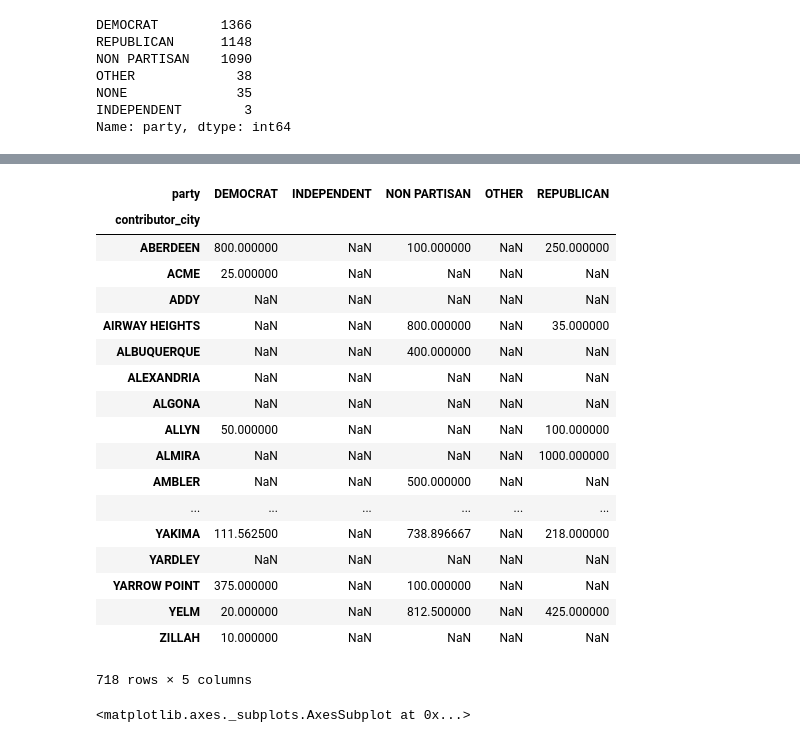
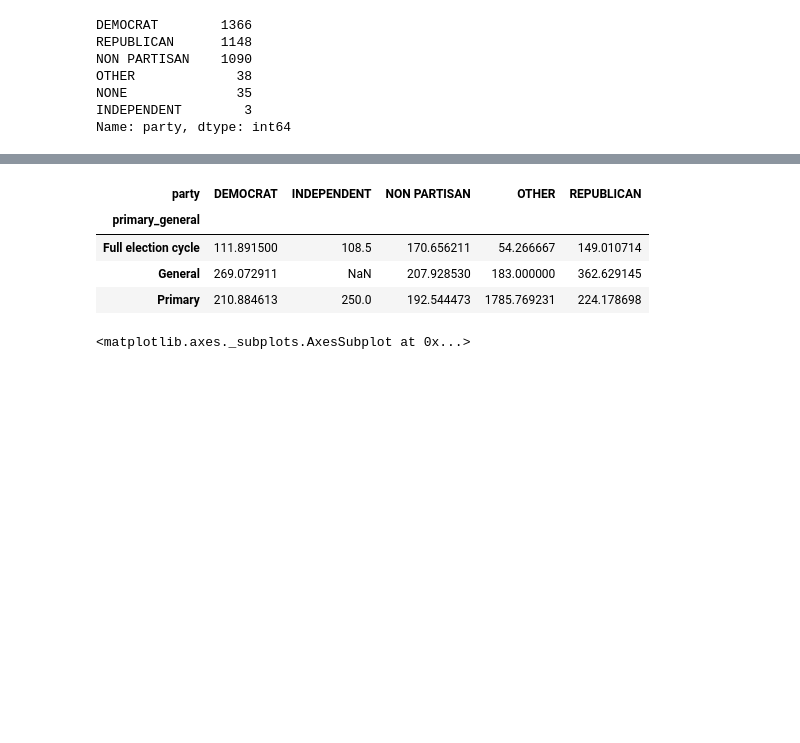
Before and after one commit to maomaohenmao/Project, a Jupyter notebook: DataExploration1.ipynb, the cells around one changed output, grey strips where cells are left out. Saved outputs shown, nothing was run; the diff lists cells and outputs as text; code cells hidden in the pictures; blank space fills up the shorter version.

```diff
--- a/DataExploration1.ipynb
+++ b/DataExploration1.ipynb
@@ -104,2 +37,8 @@ dtype('O')
 # %%
 donor['party']= donor['party'].astype('category')
+# %%
+donor['primary_general']=donor['primary_general'].astype('category')
+# %%
+donor['type']= donor['type'].astype('category')
+# %%
+donorsmall= donor[['contributor_state','contributor_zip','amount','contributor_city','party','type','primary_general']]
@@ -133,6 +161,6 @@ plt.show()
 # %%
 byeCategories=['NONE']
-donorDRI=donor[~donor.party.isin(byeCategories)].copy()
+donorDRI=donorsmall[~donorsmall.party.isin(byeCategories)].copy()
 # %%
 donorDRI.head()
 # %% [output]
@@ -146,25 +173,11 @@ donorDRI.head()
 # %%
-pd.pivot_table(donorDRI, values='amount',index='contributor_city',columns='party', aggfunc='mean')
+pd.pivot_table(donorDRI, values='amount',index='primary_general',columns='party', aggfunc='mean')
 # %% [output]
 | party | DEMOCRAT | INDEPENDENT | NON PARTISAN | OTHER | REPUBLICAN |
-| contributor_city |  |  |  |  |  |
-| ABERDEEN | 800.000000 | NaN | 100.000000 | NaN | 250.000000 |
-| ACME | 25.000000 | NaN | NaN | NaN | NaN |
-| ADDY | NaN | NaN | NaN | NaN | NaN |
-| AIRWAY HEIGHTS | NaN | NaN | 800.000000 | NaN | 35.000000 |
-| ALBUQUERQUE | NaN | NaN | 400.000000 | NaN | NaN |
-| ALEXANDRIA | NaN | NaN | NaN | NaN | NaN |
-| ALGONA | NaN | NaN | NaN | NaN | NaN |
-| ALLYN | 50.000000 | NaN | NaN | NaN | 100.000000 |
-| ALMIRA | NaN | NaN | NaN | NaN | 1000.000000 |
-| AMBLER | NaN | NaN | 500.000000 | NaN | NaN |
-| ... | ... | ... | ... | ... | ... |
-| YAKIMA | 111.562500 | NaN | 738.896667 | NaN | 218.000000 |
-| YARDLEY | NaN | NaN | NaN | NaN | NaN |
-| YARROW POINT | 375.000000 | NaN | 100.000000 | NaN | NaN |
-| YELM | 20.000000 | NaN | 812.500000 | NaN | 425.000000 |
-| ZILLAH | 10.000000 | NaN | NaN | NaN | NaN |
+| primary_general |  |  |  |  |  |
+| Full election cycle | 111.891500 | 108.5 | 170.656211 | 54.266667 | 149.010714 |
+| General | 269.072911 | NaN | 207.928530 | 183.000000 | 362.629145 |
+| Primary | 210.884613 | 250.0 | 192.544473 | 1785.769231 | 224.178698 |
-718 rows × 5 columns
 # %%
 seattle = donorDRI[(donorDRI.contributor_city=='SEATTLE')]
 # %%
```
Also changed, not shown: parts of 27 cells of this notebook.
